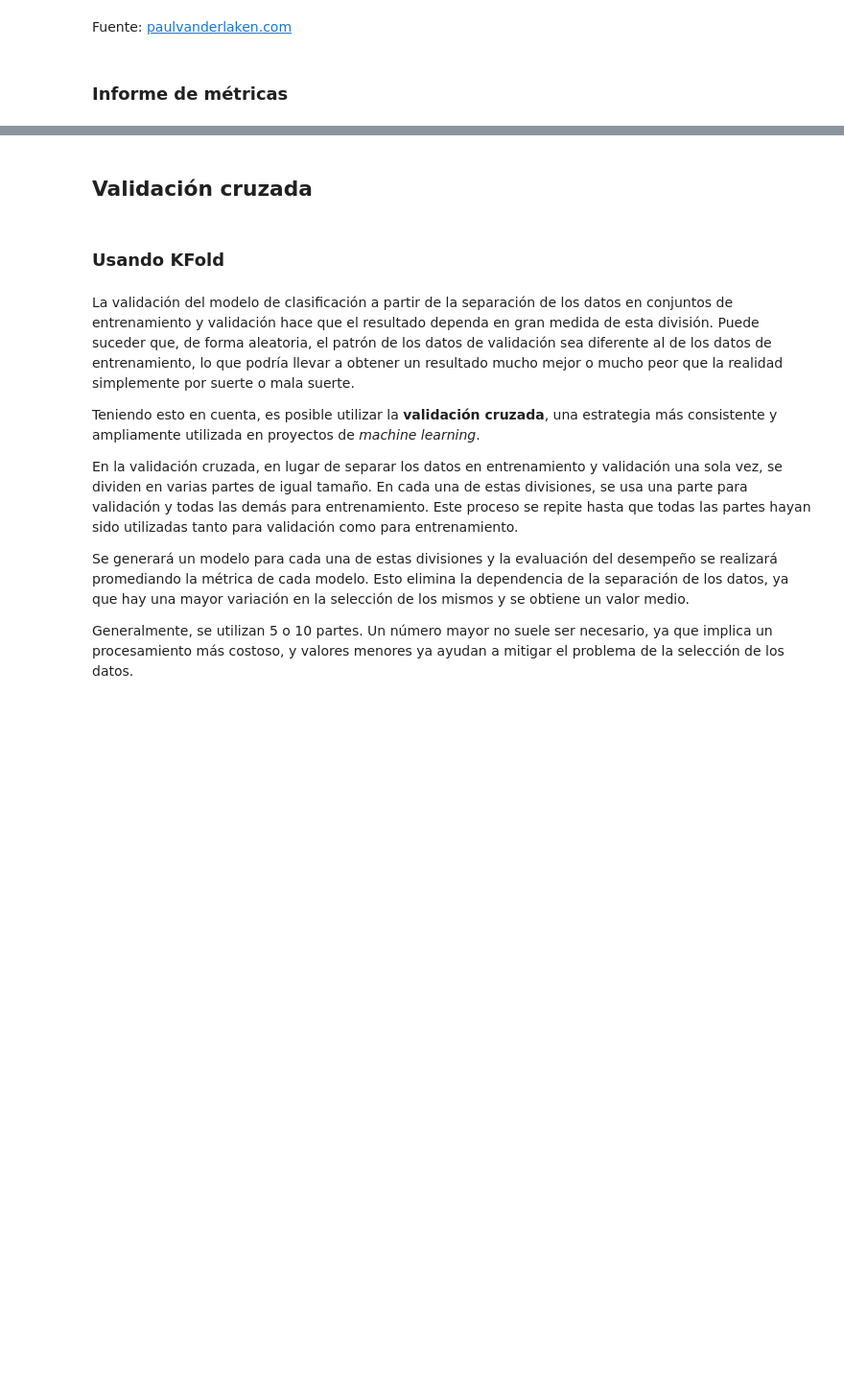
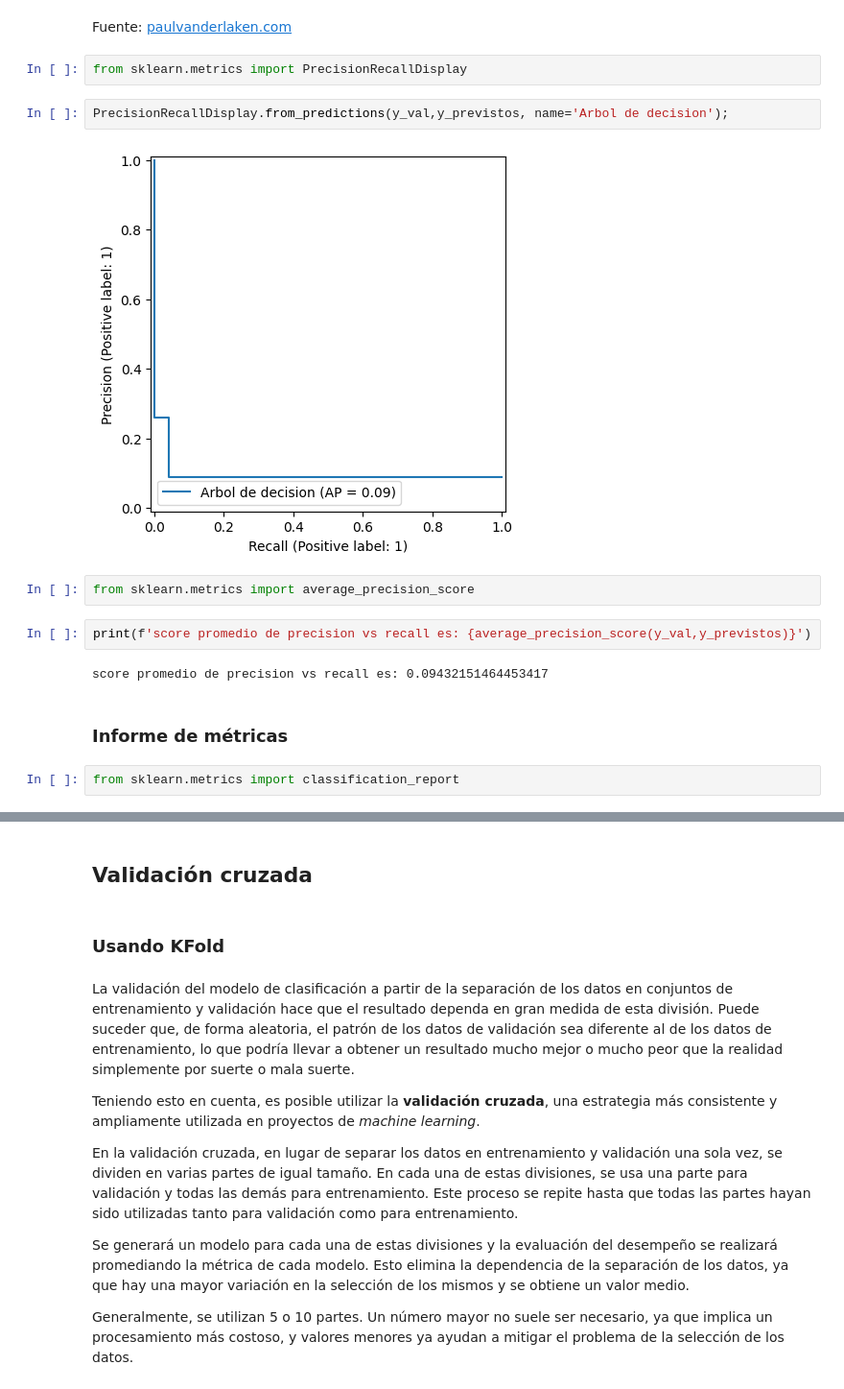
Before and after one commit to dialejo/Math_with_python, a Jupyter notebook: Clasificacion_validacion_y_metricas.ipynb, the cells around one changed output, grey strips where cells are left out. Shown at 96% size. Drawn from its saved outputs; the diff is of its cells as text; blank space fills up the shorter version.

```diff
--- a/Clasificacion_validacion_y_metricas.ipynb
+++ b/Clasificacion_validacion_y_metricas.ipynb
@@ -264,5 +288,19 @@ Image(url='https://paulvanderlaken.com/wp-content/uploads/2019/08/roc.gif')
 [interactive output not drawn]
 # %% [markdown]
 Fuente: [paulvanderlaken.com](https://paulvanderlaken.com/2019/08/16/roc-auc-precision-and-recall-visually-explained/)
+# %%
+from sklearn.metrics import PrecisionRecallDisplay
+# %%
+PrecisionRecallDisplay.from_predictions(y_val,y_previstos, name='Arbol de decision');
+# %% [output]
+[figure, added]
+# %%
+from sklearn.metrics import average_precision_score
+# %%
+print(f'score promedio de precision vs recall es: {average_precision_score(y_val,y_previstos)}')
+# %% [output]
+score promedio de precision vs recall es: 0.09432151464453417
 # %% [markdown]
 ### Informe de métricas
+# %%
+from sklearn.metrics import classification_report
```
Also changed, not shown: parts of 38 cells of this notebook.
